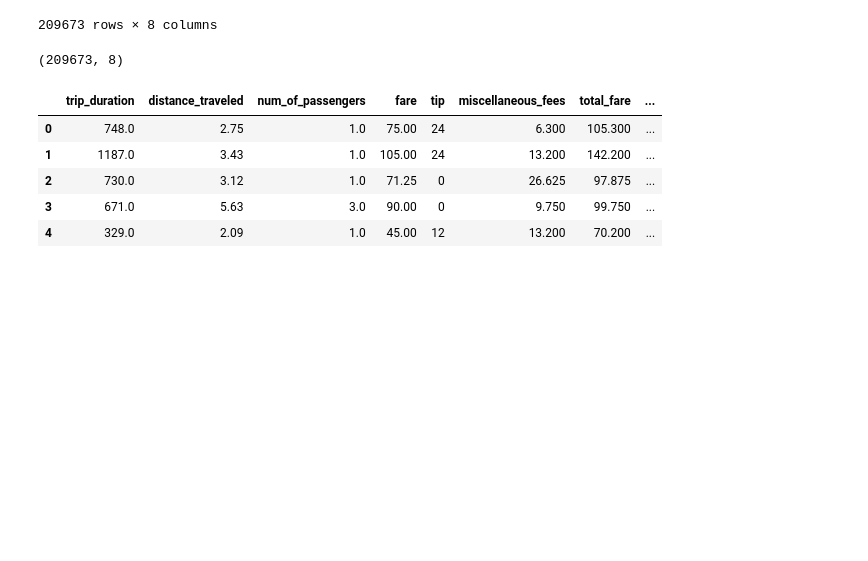
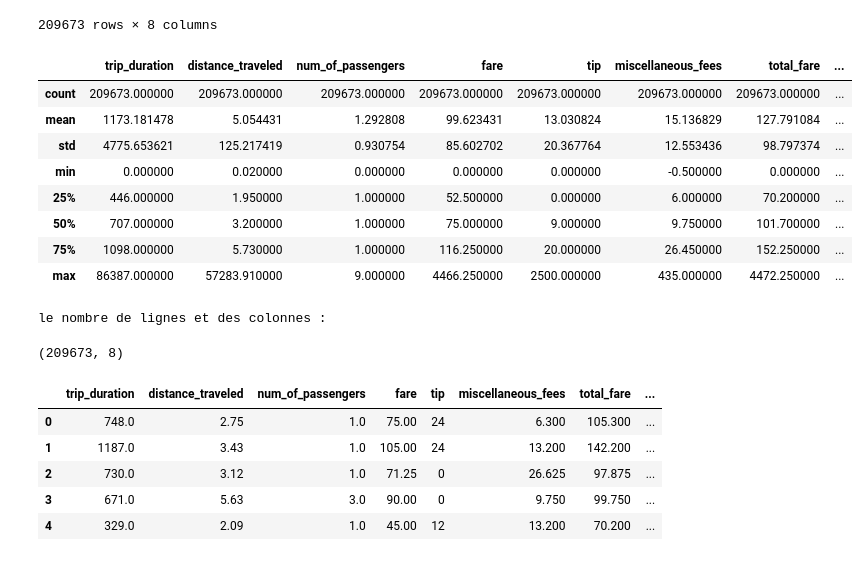
Before and after one commit to Hafaiedh-Habib/Machine-Learning-Project, a Jupyter notebook: Projet.ipynb, the cells around one changed output. Cells and saved outputs as stored; diff of their text form; code cells hidden in the pictures; blank space fills up the shorter version.

```diff
--- a/Projet.ipynb
+++ b/Projet.ipynb
@@ -25,14 +25,28 @@ df
 | 209671 | 491.0 | 2.16 | 1.0 | 56.25 | 0 | 13.500 | 69.750 | ... |
 | 209672 | 3614.0 | 33.72 | 1.0 | 337.50 | 0 | 2.250 | 339.750 | ... |
 209673 rows × 8 columns
+# %%
+df.describe()
+# %% [output]
+|  | trip_duration | distance_traveled | num_of_passengers | fare | tip | miscellaneous_fees | total_fare | ... |
+| count | 209673.000000 | 209673.000000 | 209673.000000 | 209673.000000 | 209673.000000 | 209673.000000 | 209673.000000 | ... |
+| mean | 1173.181478 | 5.054431 | 1.292808 | 99.623431 | 13.030824 | 15.136829 | 127.791084 | ... |
+| std | 4775.653621 | 125.217419 | 0.930754 | 85.602702 | 20.367764 | 12.553436 | 98.797374 | ... |
+| min | 0.000000 | 0.020000 | 0.000000 | 0.000000 | 0.000000 | -0.500000 | 0.000000 | ... |
+| 25% | 446.000000 | 1.950000 | 1.000000 | 52.500000 | 0.000000 | 6.000000 | 70.200000 | ... |
+| 50% | 707.000000 | 3.200000 | 1.000000 | 75.000000 | 9.000000 | 9.750000 | 101.700000 | ... |
+| 75% | 1098.000000 | 5.730000 | 1.000000 | 116.250000 | 20.000000 | 26.450000 | 152.250000 | ... |
+| max | 86387.000000 | 57283.910000 | 9.000000 | 4466.250000 | 2500.000000 | 435.000000 | 4472.250000 | ... |
 # %%
 # faire une copie de la dataset
 backup = df.copy()
 # %%
 # examiner la structure :
+print("le nombre de lignes et des colonnes : ")
 df.shape
 # %% [output]
-(209673, 8)
+le nombre de lignes et des colonnes :
+(209673, 8)
 # %%
 #Identifier les variables clés
 df.head()
```
Also changed, not shown: parts of 22 cells of this notebook.
